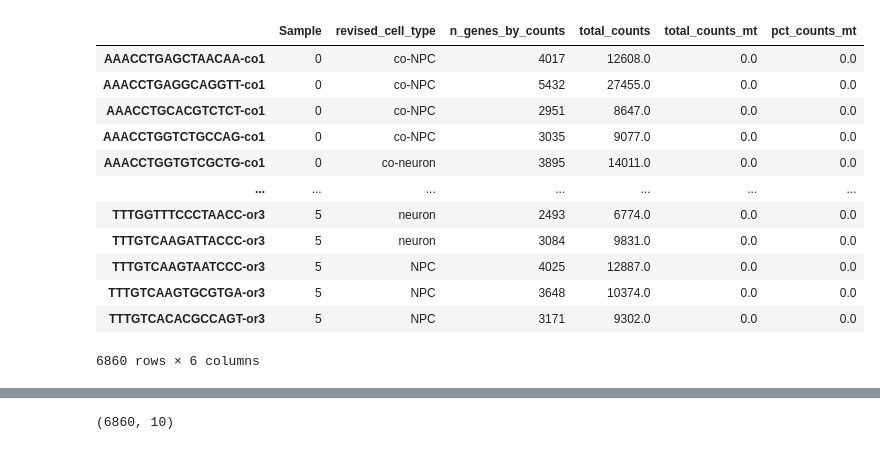
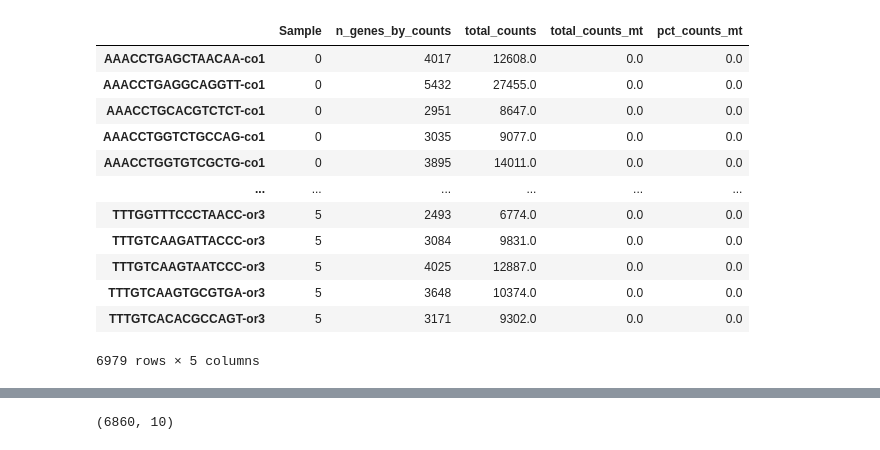
Before and after one commit to rpisalive/GSE242894_study, a Jupyter notebook: clustering.ipynb, the cells around one changed output, grey strips where cells are left out. Saved outputs shown, nothing was run; the diff lists cells and outputs as text; code cells hidden in the pictures.

```diff
--- a/clustering.ipynb
+++ b/clustering.ipynb
@@ -30,8 +62,8 @@ adata.obs.index = rename
 adata = adata[~adata.obs['Sample'].isin(['6','7'])]
 # %%
 #Add meta_data to adata object
-meta = pd.read_csv(raw_data_path+"meta_without_iMac.csv", index_col=0)
-adata.obs['revised_cell_type'] = meta.revised_cell_type
+#meta = pd.read_csv(raw_data_path+"meta_without_iMac.csv", index_col=0)
+#adata.obs['revised_cell_type'] = meta.revised_cell_type
 # %%
 adata.obs
 # %% [output]
@@ -76,4 +90,4 @@ subset.obs
 # %%
-subset.var['mt'] = subset.var_names.str.startswith('mt-')
-sc.pp.calculate_qc_metrics(subset,qc_vars = ['mt'], percent_top = None, log1p = False, inplace = True)
+adata.var['mt'] = adata.var_names.str.startswith('mt-')
+sc.pp.calculate_qc_metrics(adata,qc_vars = ['mt'], percent_top = None, log1p = False, inplace = True)
 # %%
@@ -150,26 +162,26 @@ The `scale` parameter has been renamed and will be removed in v0.15.0. Pass `den
 #sc.tl.leiden(subset, resolution = 0.5)
 #sc.pl.umap(subset, color=['leiden','Sample'])
 # %%
-subset.layers['counts'] = subset.X.copy() #IMPORTANT, this is used by scVI. This will not change
+adata.layers['counts'] = adata.X.copy() #IMPORTANT, this is used by scVI. This will not change
 # %%
 #normalize data that can be used for other scanpy functions, etc.
-sc.pp.normalize_total(subset, target_sum = 1e4)
-sc.pp.log1p(subset)
-subset.raw = subset
+sc.pp.normalize_total(adata, target_sum = 1e4)
+sc.pp.log1p(adata)
+adata.raw = adata
 # %%
-subset.obs
+adata.obs
 # %% [output]
-|  | Sample | revised_cell_type | n_genes_by_counts | total_counts | total_counts_mt | pct_counts_mt |
-| AAACCTGAGCTAACAA-co1 | 0 | co-NPC | 4017 | 12608.0 | 0.0 | 0.0 |
-| AAACCTGAGGCAGGTT-co1 | 0 | co-NPC | 5432 | 27455.0 | 0.0 | 0.0 |
-| AAACCTGCACGTCTCT-co1 | 0 | co-NPC | 2951 | 8647.0 | 0.0 | 0.0 |
-| AAACCTGGTCTGCCAG-co1 | 0 | co-NPC | 3035 | 9077.0 | 0.0 | 0.0 |
-| AAACCTGGTGTCGCTG-co1 | 0 | co-neuron | 3895 | 14011.0 | 0.0 | 0.0 |
-| ... | ... | ... | ... | ... | ... | ... |
-| TTTGGTTTCCCTAACC-or3 | 5 | neuron | 2493 | 6774.0 | 0.0 | 0.0 |
-| TTTGTCAAGATTACCC-or3 | 5 | neuron | 3084 | 9831.0 | 0.0 | 0.0 |
-| TTTGTCAAGTAATCCC-or3 | 5 | NPC | 4025 | 12887.0 | 0.0 | 0.0 |
-| TTTGTCAAGTGCGTGA-or3 | 5 | NPC | 3648 | 10374.0 | 0.0 | 0.0 |
-| TTTGTCACACGCCAGT-or3 | 5 | NPC | 3171 | 9302.0 | 0.0 | 0.0 |
+|  | Sample | n_genes_by_counts | total_counts | total_counts_mt | pct_counts_mt |
+| AAACCTGAGCTAACAA-co1 | 0 | 4017 | 12608.0 | 0.0 | 0.0 |
+| AAACCTGAGGCAGGTT-co1 | 0 | 5432 | 27455.0 | 0.0 | 0.0 |
+| AAACCTGCACGTCTCT-co1 | 0 | 2951 | 8647.0 | 0.0 | 0.0 |
+| AAACCTGGTCTGCCAG-co1 | 0 | 3035 | 9077.0 | 0.0 | 0.0 |
+| AAACCTGGTGTCGCTG-co1 | 0 | 3895 | 14011.0 | 0.0 | 0.0 |
+| ... | ... | ... | ... | ... | ... |
+| TTTGGTTTCCCTAACC-or3 | 5 | 2493 | 6774.0 | 0.0 | 0.0 |
+| TTTGTCAAGATTACCC-or3 | 5 | 3084 | 9831.0 | 0.0 | 0.0 |
+| TTTGTCAAGTAATCCC-or3 | 5 | 4025 | 12887.0 | 0.0 | 0.0 |
+| TTTGTCAAGTGCGTGA-or3 | 5 | 3648 | 10374.0 | 0.0 | 0.0 |
+| TTTGTCACACGCCAGT-or3 | 5 | 3171 | 9302.0 | 0.0 | 0.0 |
-6860 rows × 6 columns
+6979 rows × 5 columns
 # %%
```
Also changed, not shown: parts of 18 cells of this notebook, 1 other file.
